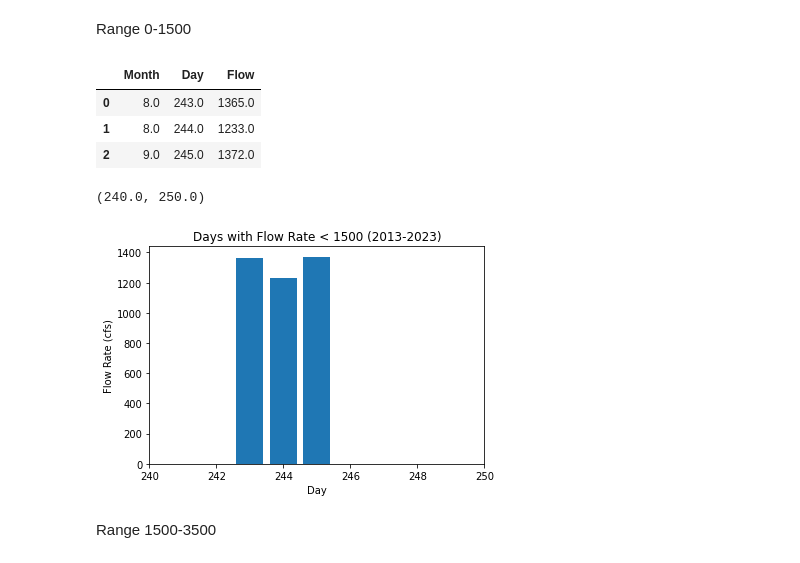
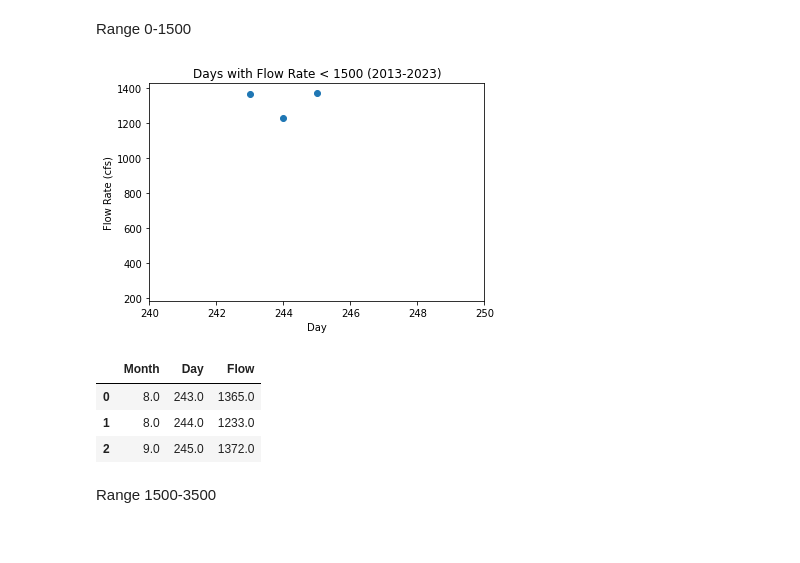
Before and after one commit to annahollandkeener/L-D2, a Jupyter notebook: L&D.ipynb, the cells around one changed output. Drawn from its saved outputs; the diff is of its cells as text; code cells hidden in the pictures.

Commit message:
0-1500 and 1500-3500 scatterplots

```diff
--- a/L&D.ipynb
+++ b/L&D.ipynb
@@ -88,19 +88,25 @@ pd.set_option('display.max_columns', None)  # Show all columns
 # %% [markdown]
 Range 0-1500
 # %%
-display(range0_1500df)
-
-plt.bar(range0_1500df['Day'], range0_1500df['Flow'], linestyle='None')
+plt.scatter(range0_1500df['Day'], range0_1500df['Flow'], linestyle='None')
 plt.title("Days with Flow Rate < 1500 (2013-2023)")
 plt.xlabel("Day")
 plt.ylabel("Flow Rate (cfs)")
 plt.xlim(240, 250)
+
+for i in range(len(range0_1500df['Day'])):
+    for j in range(i + 1, len(range0_1500df['Day'])):
+        if abs(range0_1500df['Day'][i] - range0_1500df['Day'][j]) <= 1:
+            plt.plot([range0_1500df['Day'][i], range0_1500df['Day'][j]], color='gray', linestyle='--')
+
+plt.show()
+
+display(range0_1500df)
 # %% [output]
+[figure, new version]
 |  | Month | Day | Flow |
 | 0 | 8.0 | 243.0 | 1365.0 |
 | 1 | 8.0 | 244.0 | 1233.0 |
 | 2 | 9.0 | 245.0 | 1372.0 |
-(240.0, 250.0)
-[figure, old version]
 # %% [markdown]
 Range 1500-3500
```
Also changed, not shown: parts of 2 cells of this notebook.
